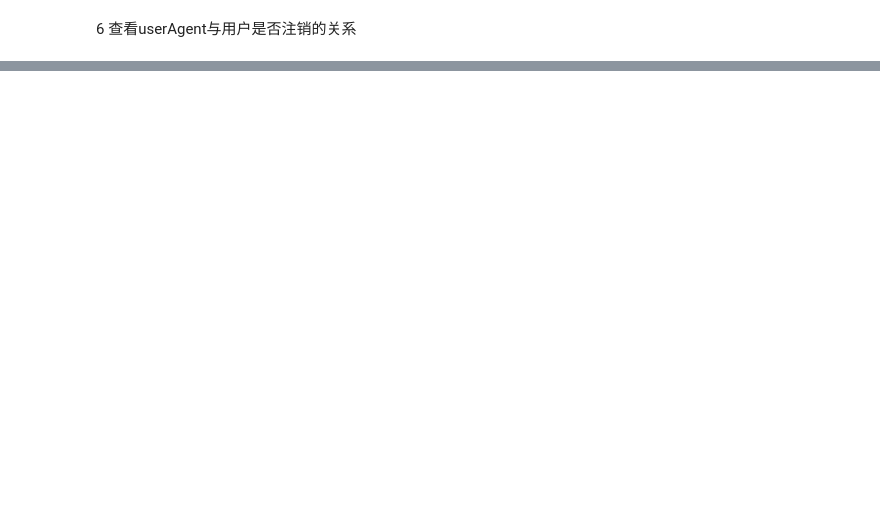
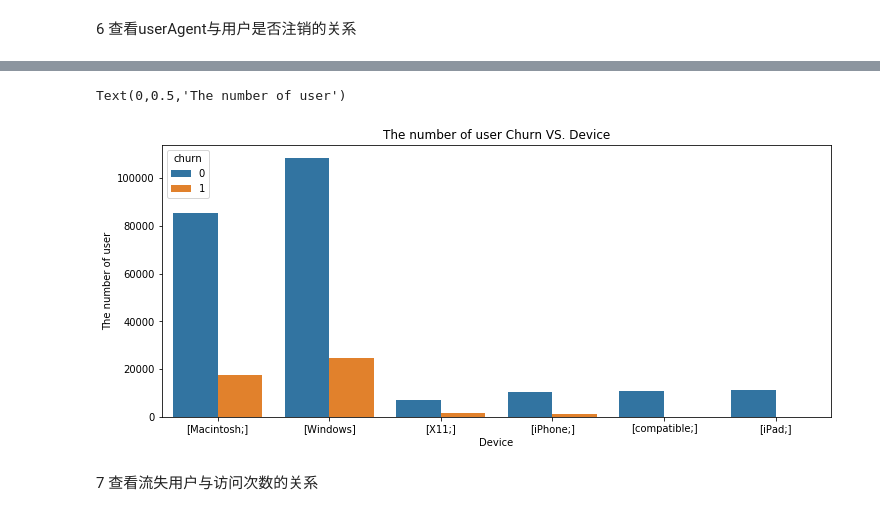
Before and after one commit to coffee34/MLStudy, a Jupyter notebook: Sparkify-zh.ipynb, the cells around one changed output, grey strips where cells are left out. Cells and saved outputs as stored; diff of their text form; code cells hidden in the pictures; blank space fills up the shorter version.

```diff
--- a/Sparkify-zh.ipynb
+++ b/Sparkify-zh.ipynb
@@ -200,7 +283,7 @@ print(df.select('userId').distinct().count())
 # %% [markdown]
 6 查看userAgent与用户是否注销的关系
 # %%
-find_user_agent = udf(lambda x : re.findall(r"Mozilla/5.0 \((.+?)\)",x),StringType())
+find_user_agent = udf(lambda x : re.findall(r"Mozilla/5.0 \((.+?) ",x),StringType())
 df = df.withColumn('new_ua',find_user_agent('userAgent'))
 # %%
 df.filter('churn = 1').groupby('new_ua').count().sort(col('count').desc()).show()
@@ -244,0 +312,12 @@ only showing top 20 rows
+# %%
+plt.figure(figsize=(12, 5))
+sns.countplot(x = "new_ua", hue = "churn",
+              data=df.toPandas())
+plt.title("The number of user Churn VS. Device")
+plt.xlabel("Device")
+plt.ylabel("The number of user")
+# %% [output]
+Text(0,0.5,'The number of user')
+[figure, added]
+# %% [markdown]
+7 查看流失用户与访问次数的关系
```
Also changed, not shown: parts of 58 cells of this notebook, 1 other file.
